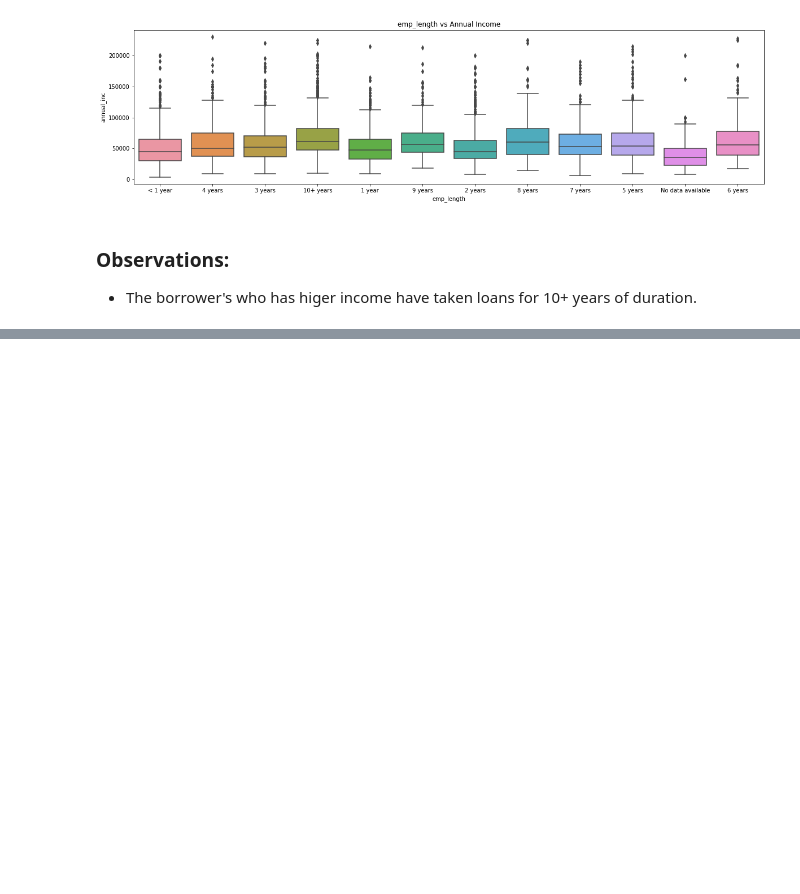
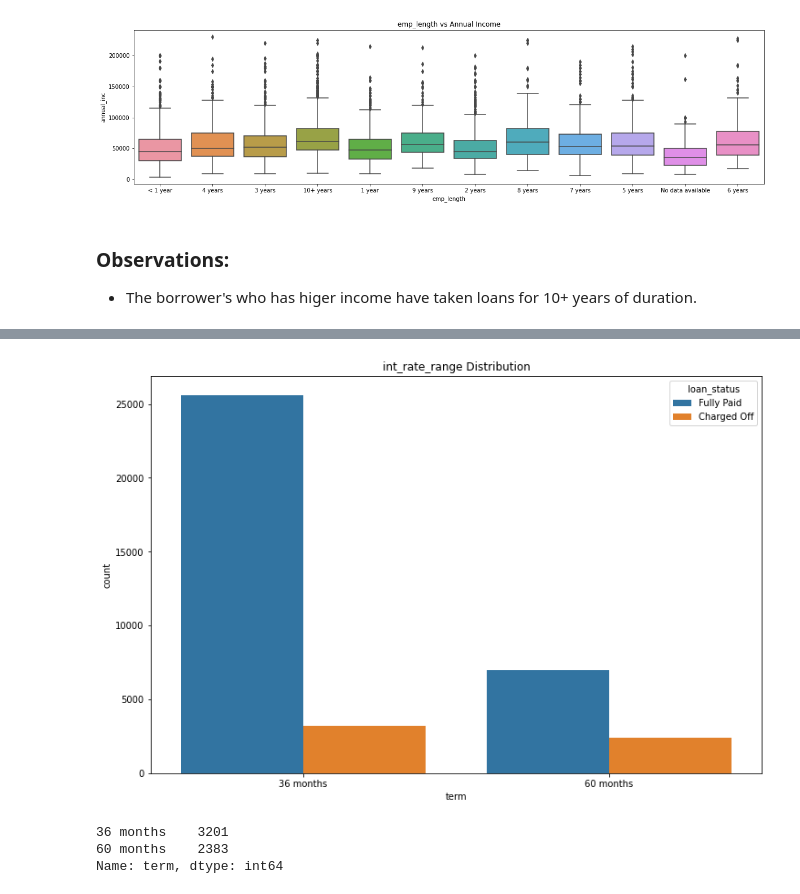
Before and after one commit to kuldeeplodha/Landing-Club-Case-Study, a Jupyter notebook: landing_club_case_study_main.ipynb, the cells around one changed output, grey strips where cells are left out. Saved outputs shown, nothing was run; the diff lists cells and outputs as text; code cells hidden in the pictures; blank space fills up the shorter version.

```diff
--- a/landing_club_case_study_main.ipynb
+++ b/landing_club_case_study_main.ipynb
@@ -1102,0 +1151,15 @@ plt.show()
+# %%
+plt.figure(figsize=[12, 8])
+sns.countplot(x = 'term', data = loan, hue='loan_status')
+# ax = sns.countplot(x = 'int_rate_range', data = charged_off_data)
+plt.title("int_rate_range Distribution")
+# showBarValues(ax, charged_off_data.shape[0])
+plt.show()
+# %% [output]
+[figure, added]
+# %%
+loan[loan.loan_status == 'Charged Off'].term.value_counts()
+# %% [output]
+36 months    3201
+60 months    2383
+Name: term, dtype: int64
```
Also changed, not shown: parts of 21 cells of this notebook.
